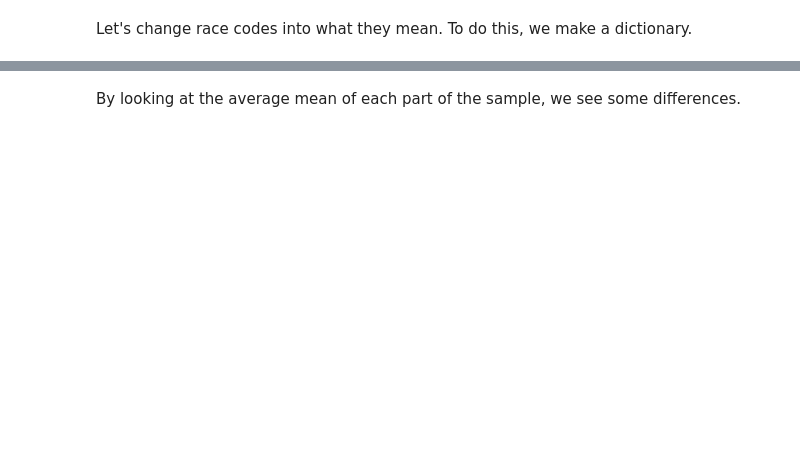
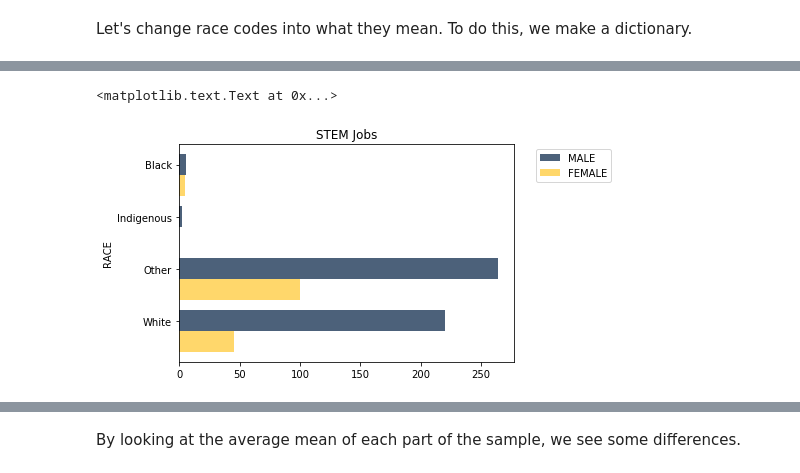
Before and after one commit to ds-modules/GWS-131, a Jupyter notebook: bay_area-SJ-OOPS.ipynb, the cells around one changed output, grey strips where cells are left out. Saved outputs shown, nothing was run; the diff lists cells and outputs as text; code cells hidden in the pictures; blank space fills up the shorter version.

```diff
--- a/bay_area-SJ-OOPS.ipynb
+++ b/bay_area-SJ-OOPS.ipynb
@@ -105,7 +207,11 @@ management_jobs.barh('RACE')
 # %%
 stem_jobs = with_race.where("SECTOR", are.equal_to("STEM")).drop("INCTOT", "SECTOR", "METAREA", "SERIAL","YEAR","OCC2010")
 stem_jobs = stem_jobs.pivot("SEX", "RACE").relabel("1", "MALE"). relabel("2", "FEMALE")
 stem_jobs.barh('RACE')
+plots.title('STEM Jobs')
+# %% [output]
+<matplotlib.text.Text at 0x...>
+[figure, added]
 # %%
 custodial_jobs = with_race.where("SECTOR", are.equal_to("MANAGEMENT")).drop("INCTOT", "SECTOR", "METAREA", "SERIAL","YEAR","OCC2010")
 custodial_jobs = custodial_jobs.pivot("SEX", "RACE").relabel("1", "MALE"). relabel("2", "FEMALE")
```
Also changed, not shown: parts of 23 cells of this notebook.
